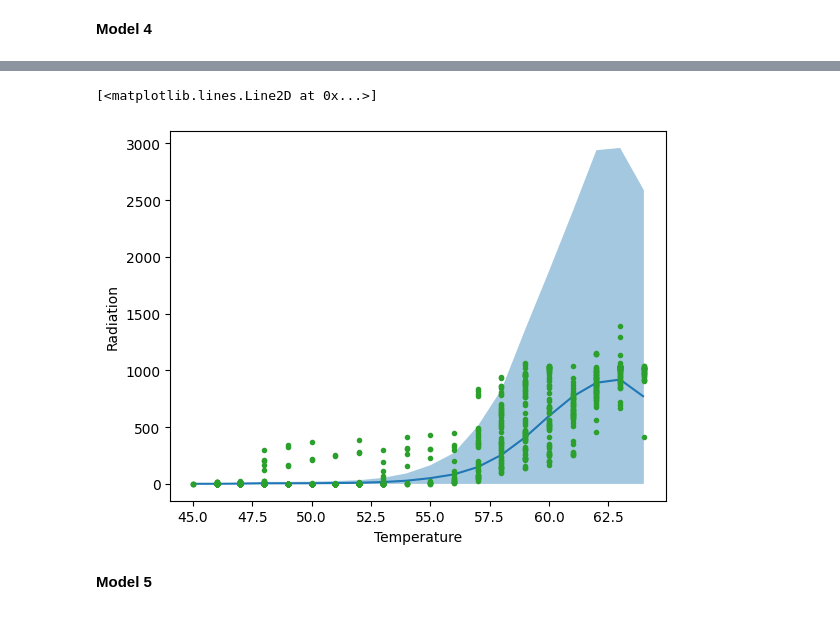
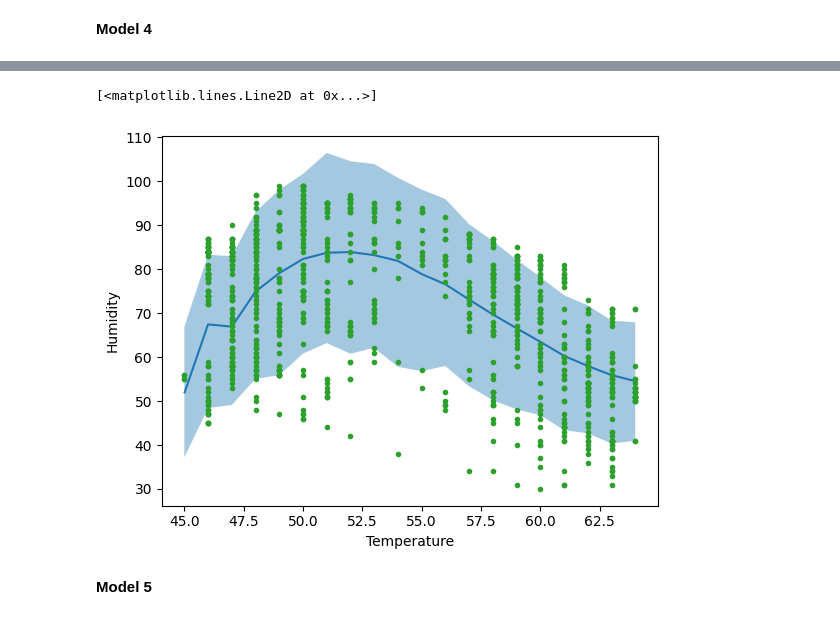
Before and after one commit to souchem23/data-science-coursework, a Jupyter notebook: Unit7/SoumikC_U7Proj_FINAL.ipynb, the cells around one changed output, grey strips where cells are left out. Cells and saved outputs as stored; diff of their text form; code cells hidden in the pictures.

```diff
--- a/Unit7/SoumikC_U7Proj_FINAL.ipynb
+++ b/Unit7/SoumikC_U7Proj_FINAL.ipynb
@@ -191,9 +196,9 @@ knots1 = np.linspace(knots_one[0], knots_one[1], num_knots+2)[1:-1]
 knots2 = np.linspace(knots_two[0], knots_two[1], num_knots+2)[1:-1]
 knots3 = np.linspace(knots_three[0], knots_three[1], num_knots+2)[1:-1]
 bspline_3 = bmb.Model(
-    "Radiation ~ bs(Temperature, knots=knots1) + bs(Pressure, knots=knots2)",
+    "Humidity ~ bs(Temperature, knots=knots1) + bs(Pressure, knots=knots2)",
     solarData,
-    family="negativebinomial"
+    family="weibull"
 )
 idata_3 = bspline_3.fit(idata_kwargs={"log_likelihood": True})
 # %% [output]
@@ -201,10 +206,10 @@ idata_3 = bspline_3.fit(idata_kwargs={"log_likelihood": True})
 [interactive output not drawn]
 # %%
 bmb.interpret.plot_predictions(bspline_3, idata_3, "Temperature", pps=True)
-plt.plot(solarData.Temperature,solarData.Radiation, "C2.")
+plt.plot(solarData.Temperature,solarData.Humidity, "C2.")
 # %% [output]
 [<matplotlib.lines.Line2D at 0x...>]
-[figure, old version]
+[figure, new version]
 # %% [markdown]
 **Model 5**
 # %%
```
Also changed, not shown: parts of 20 cells of this notebook.
